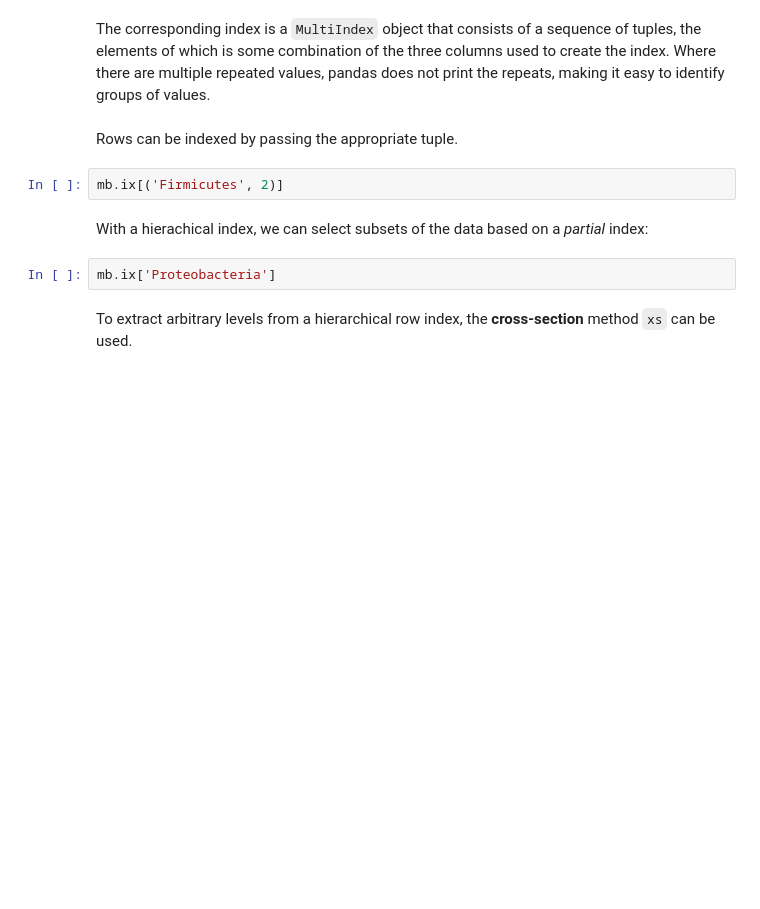
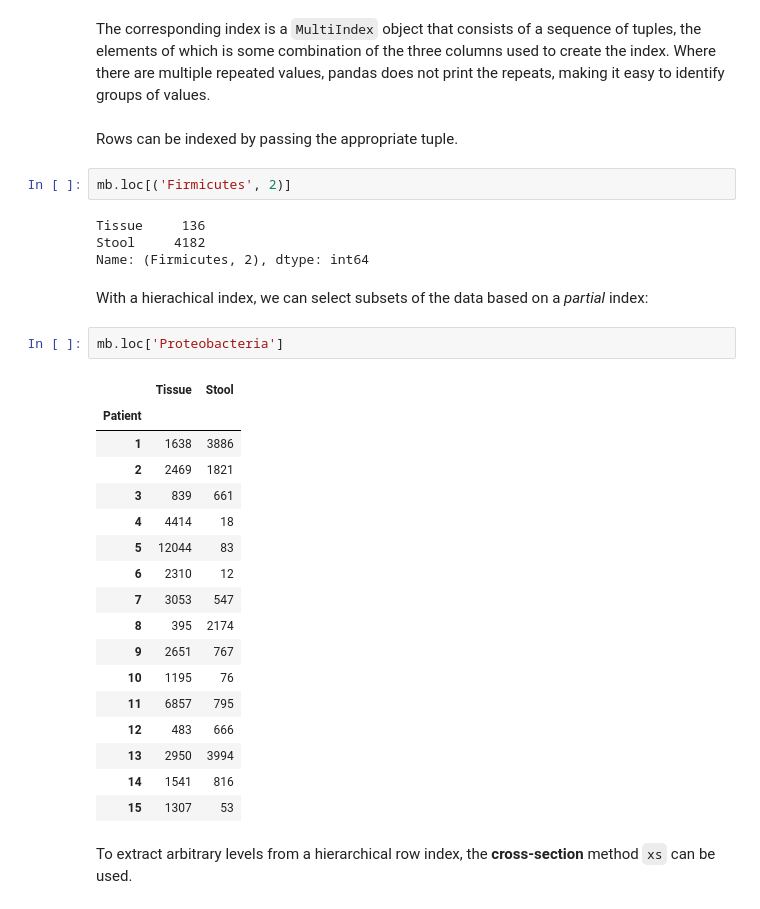
Before and after one commit to fonnesbeck/intro_stat_modeling_2017, a Jupyter notebook: notebooks/1. Data Preparation.ipynb, the cells around one changed output. Cells and saved outputs as stored; diff of their text form; blank space fills up the shorter version.

```diff
--- a/notebooks/1. Data Preparation.ipynb
+++ b/notebooks/1. Data Preparation.ipynb
@@ -393,11 +798,33 @@ The corresponding index is a `MultiIndex` object that consists of a sequence of
 # %% [markdown]
 Rows can be indexed by passing the appropriate tuple.
 # %%
-mb.ix[('Firmicutes', 2)]
+mb.loc[('Firmicutes', 2)]
+# %% [output]
+Tissue     136
+Stool     4182
+Name: (Firmicutes, 2), dtype: int64
 # %% [markdown]
 With a hierachical index, we can select subsets of the data based on a *partial* index:
 # %%
-mb.ix['Proteobacteria']
+mb.loc['Proteobacteria']
+# %% [output]
+|  | Tissue | Stool |
+| Patient |  |  |
+| 1 | 1638 | 3886 |
+| 2 | 2469 | 1821 |
+| 3 | 839 | 661 |
+| 4 | 4414 | 18 |
+| 5 | 12044 | 83 |
+| 6 | 2310 | 12 |
+| 7 | 3053 | 547 |
+| 8 | 395 | 2174 |
+| 9 | 2651 | 767 |
+| 10 | 1195 | 76 |
+| 11 | 6857 | 795 |
+| 12 | 483 | 666 |
+| 13 | 2950 | 3994 |
+| 14 | 1541 | 816 |
+| 15 | 1307 | 53 |
 # %% [markdown]
 To extract arbitrary levels from a hierarchical row index, the **cross-section** method `xs` can be used.
 # %%
```
Also changed, not shown: parts of 94 cells of this notebook, 4 other files.
